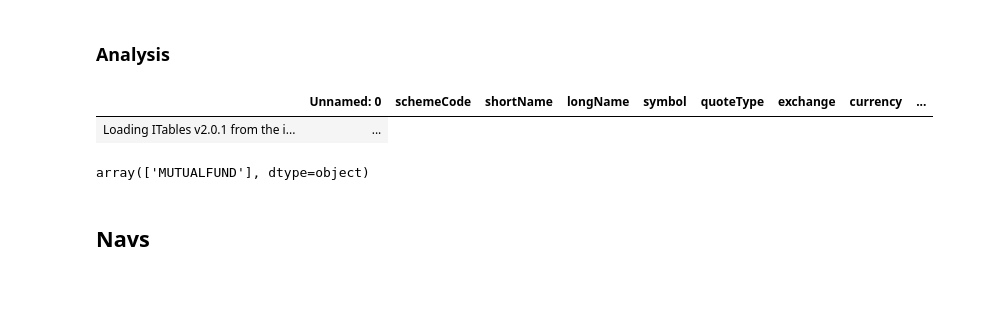
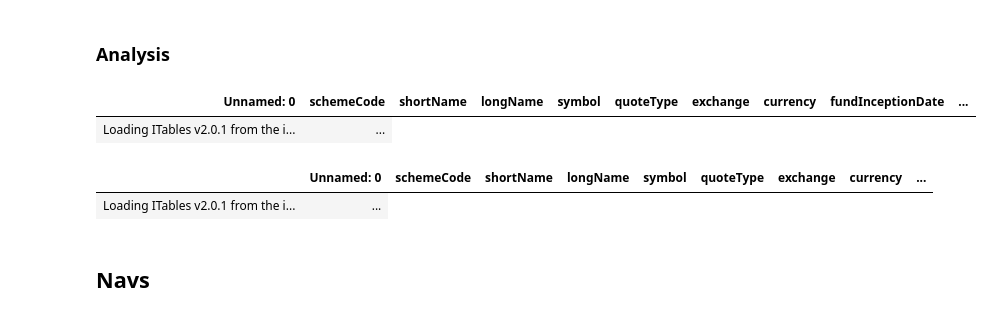
Before and after one commit to prayansh1996/investment-analysis, a Jupyter notebook: MutualFunds.ipynb, the cells around one changed output. Cells and saved outputs as stored; diff of their text form; code cells hidden in the pictures; blank space fills up the shorter version.

```diff
--- a/MutualFunds.ipynb
+++ b/MutualFunds.ipynb
@@ -159,15 +162,16 @@ show(
 ### Analysis
 # %%
 schemes = pd.read_csv('scheme_details.csv')
-# %%
-schemes[schemes['shortName'].str.contains("BlueChip", na=False, case=False)]
-# %% [output]
-|  | Unnamed: 0 | schemeCode | shortName | longName | symbol | quoteType | exchange | currency | ... |
-| Loading ITables v2.0.1 from the i... | ... |
 # %%
-schemes['quoteType'].unique()
+schemes
 # %% [output]
-array(['MUTUALFUND'], dtype=object)
+| Unnamed: 0 | schemeCode | shortName | longName | symbol | quoteType | exchange | currency | fundInceptionDate | ... |
+| Loading ITables v2.0.1 from the i... | ... |
+# %%
+schemes[schemes['shortName'].str.contains("BlueChip", na=False, case=False)]
+# %% [output]
+|  | Unnamed: 0 | schemeCode | shortName | longName | symbol | quoteType | exchange | currency | ... |
+| Loading ITables v2.0.1 from the i... | ... |
 # %% [markdown]
 ## Navs
 # %% [markdown]
```
Also changed, not shown: parts of 6 cells of this notebook, 1 other file.
